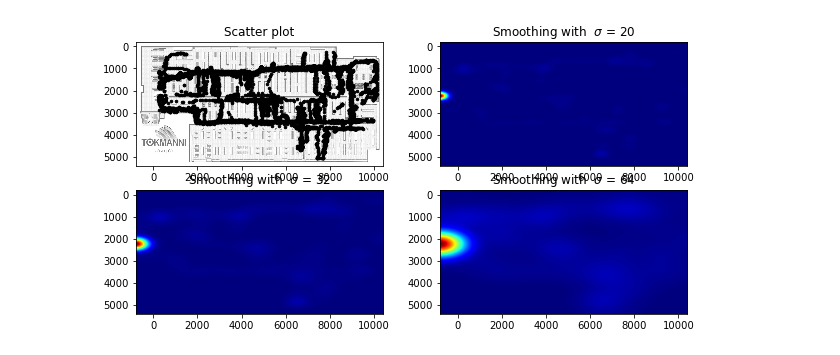
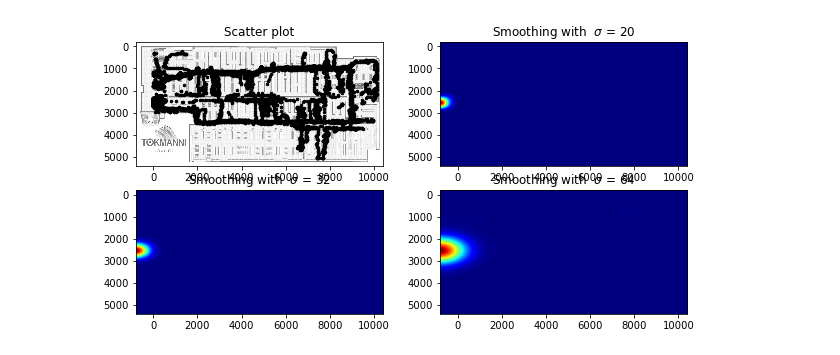
Before and after one commit to Erik-Eki/Project-Studies-1-Data-collection-Management-Visualization, a Jupyter notebook: dataa.ipynb, the cells around one changed output. Cells and saved outputs as stored; diff of their text form; code cells hidden in the pictures.

```diff
--- a/dataa.ipynb
+++ b/dataa.ipynb
@@ -206,0 +206,36 @@ print(len(df.x))
+# %%
+#trip  = df= pd.DataFrame({"node_id":[], "timestamp" : [], "x" : [], "y": [], "z":[], "q":[]})
+import numpy as np
+import random as rnd
+import matplotlib.pyplot as plt
+tripEnd =[]
+tripStart = []
+print(tripEnd)
+started = False
+ended = True
+bol = False
+for i in range(len(data)):
+    #print(data.loc[data.index[i], 'x'],data.loc[data.index[i],'y'])
+    if((data.loc[data.index[i], 'x'] > -800.0) & (data.loc[data.index[i],'x'] < 700) & (data.loc[data.index[i],'y'] > 0.0) & (data.loc[data.index[i],'y'] < 2199) &  started & (not ended)):
+        tripEnd.append(i)
+        #print(started)
+        started = False
+        ended = True
+        #print("end")
+    elif(((data.loc[data.index[i], 'x'] > -800.0) & (data.loc[data.index[i],'x'] < 700) & (data.loc[data.index[i],'y'] > 2200) & (data.loc[data.index[i],'y'] < 3100)) & (not started) & ended):
+        #print(started)
+        tripStart.append(i)
+        started = True
+        ended = False
+        #print("start")
+
+##j1 = 0
+#for j in range(len(tripEnd)):
+#    ax.plot(data.loc[tripStart[j]:tripEnd[j],'x'],data.loc[tripStart[j]:tripEnd[j],'y'] , linewidth=1, color=(rnd.randint(0,255),rnd.randint(0,255),rnd.randint(0,255)) )
+#    j1 = j +1
+#ax.imshow(img1, extent=[-800, 10400, 5400, -200])
+#plt.show()
+#print("HE")
+print(tripEnd)
+print(tripStart)
+#print(data.loc[data.index[1], 'x'])
@@ -207,36 +293,36 @@ print(len(df.x))
 # %%
 import matplotlib.cm as cm
 from scipy.ndimage.filters import gaussian_filter
 
 
 def myplot(x, y, s, bins=1000):
     heatmap, xedges, yedges = np.histogram2d(x, y, bins=bins)
     heatmap = gaussian_filter(heatmap, sigma=s)
 
     extent = [xedges[-1], xedges[0], yedges[-1], yedges[0]]
     return heatmap.T, extent
 
 
 fig, axs = plt.subplots(2, 2)
 
 # Generate some test data
-x = df.x
-y = df.y
+x = data.x
+y = data.y
 sigmas = [0, 20, 32, 64]
 for ax, s in zip(axs.flatten(), sigmas):
     if s == 0:
         ax.imshow(img1, extent=[-800, 10400, 5400, -200])
         ax.plot(x, y, 'k.', markersize=5)
         ax.set_title("Scatter plot")
     else:
         img, extent = myplot(x, y, s)
         #ax.imshow(img1, extent=[-800, 10400, 5400, -200])#ax.imshow(img)
         ax.imshow(img, extent=[-800, 10400, 5400, -200], origin='upper', cmap=cm.jet)
         ax.set_title("Smoothing with  $\sigma$ = %d" % s)
 
 plt.show()
 # %% [output]
-[figure, old version]
+[figure, new version]
 # %%
 import seaborn as sns
 ax = sns.kdeplot(x, bw=.15)
```
Also changed, not shown: parts of 14 cells of this notebook.
